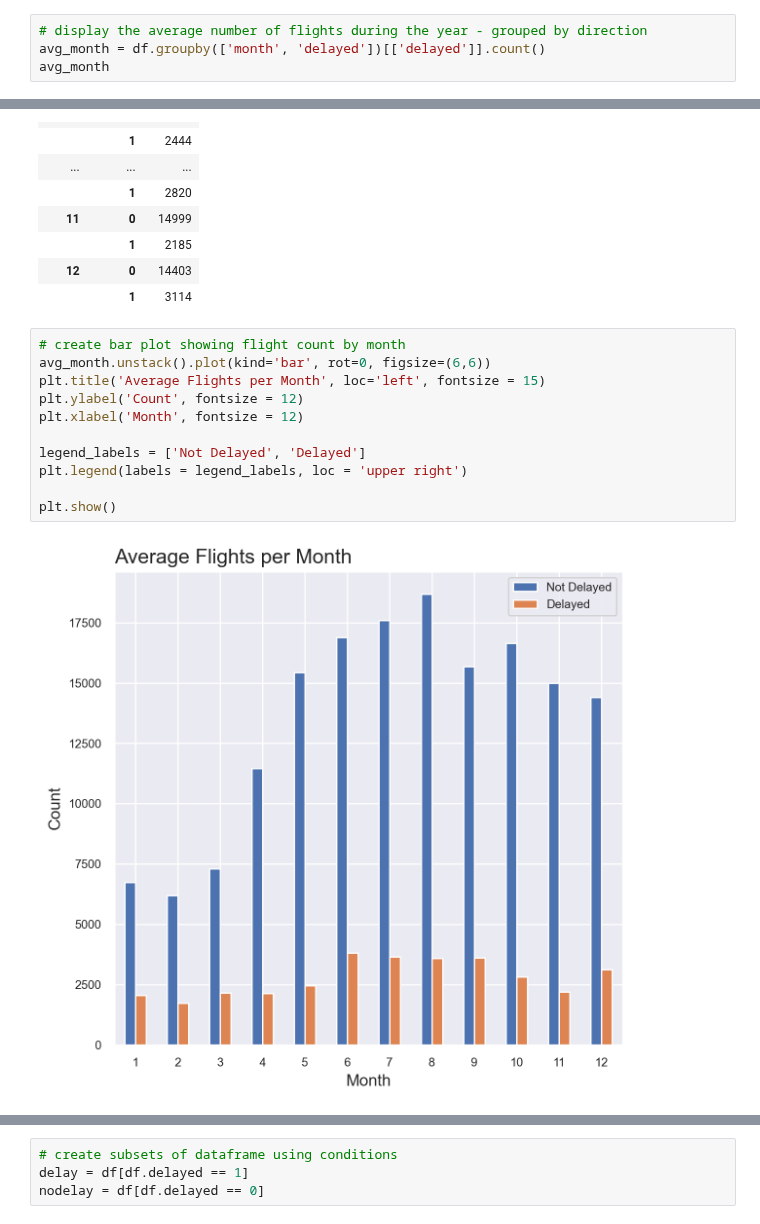
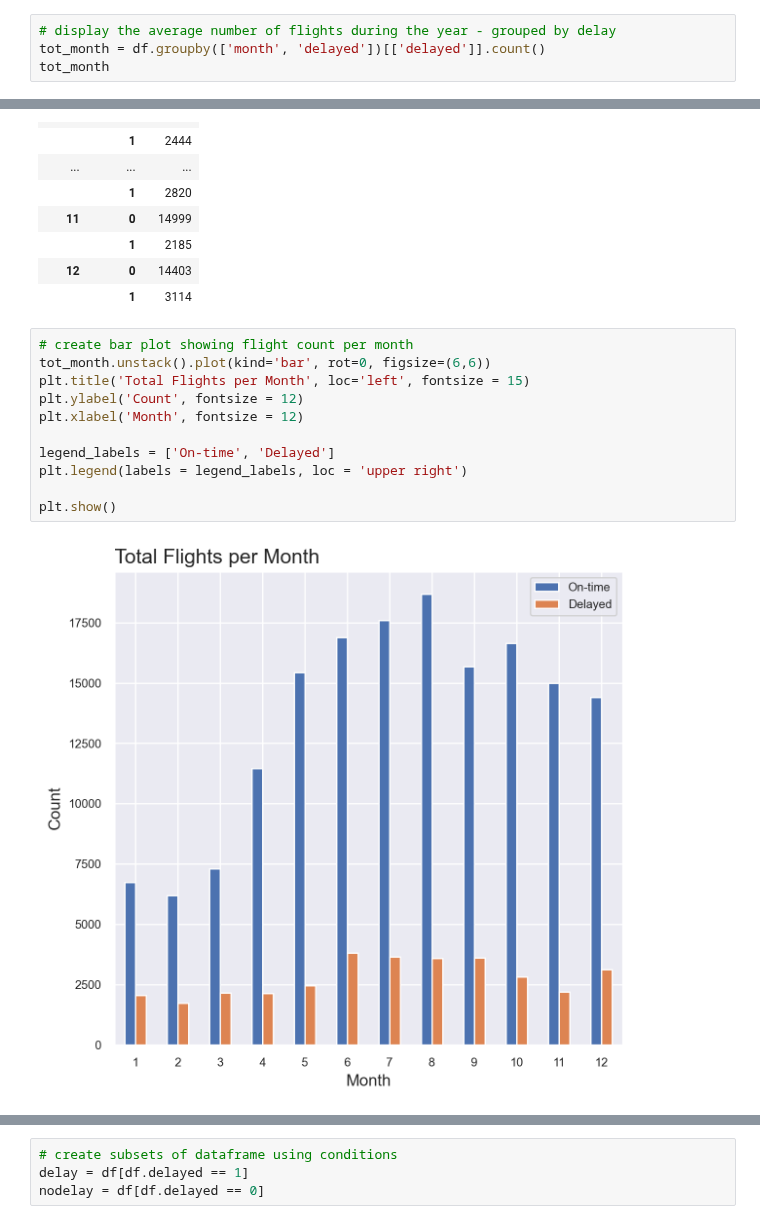
Before and after one commit to fedfioravanti/General_Assembly_Capstone, a Jupyter notebook: GA_Capstone_02_EDA.ipynb, the cells around one changed output, grey strips where cells are left out. Saved outputs shown, nothing was run; the diff lists cells and outputs as text.

```diff
--- a/GA_Capstone_02_EDA.ipynb
+++ b/GA_Capstone_02_EDA.ipynb
@@ -280,7 +329,7 @@ plt.show()
 # %%
-# display the average number of flights during the year - grouped by direction
-avg_month = df.groupby(['month', 'delayed'])[['delayed']].count()
-avg_month
+# display the average number of flights during the year - grouped by delay
+tot_month = df.groupby(['month', 'delayed'])[['delayed']].count()
+tot_month
 # %% [output]
 |  |  | delayed |
 | month | delayed |  |
@@ -301,15 +350,15 @@ avg_month
 | 12 | 0 | 14403 |
 |  | 1 | 3114 |
 # %%
-# create bar plot showing flight count by month
-avg_month.unstack().plot(kind='bar', rot=0, figsize=(6,6))
-plt.title('Average Flights per Month', loc='left', fontsize = 15)
+# create bar plot showing flight count per month
+tot_month.unstack().plot(kind='bar', rot=0, figsize=(6,6))
+plt.title('Total Flights per Month', loc='left', fontsize = 15)
 plt.ylabel('Count', fontsize = 12)
 plt.xlabel('Month', fontsize = 12)
 
-legend_labels = ['Not Delayed', 'Delayed']
+legend_labels = ['On-time', 'Delayed']
 plt.legend(labels = legend_labels, loc = 'upper right')
 
 plt.show()
 # %% [output]
-[figure, old version]
+[figure, new version]
```
Also changed, not shown: parts of 29 cells of this notebook.
